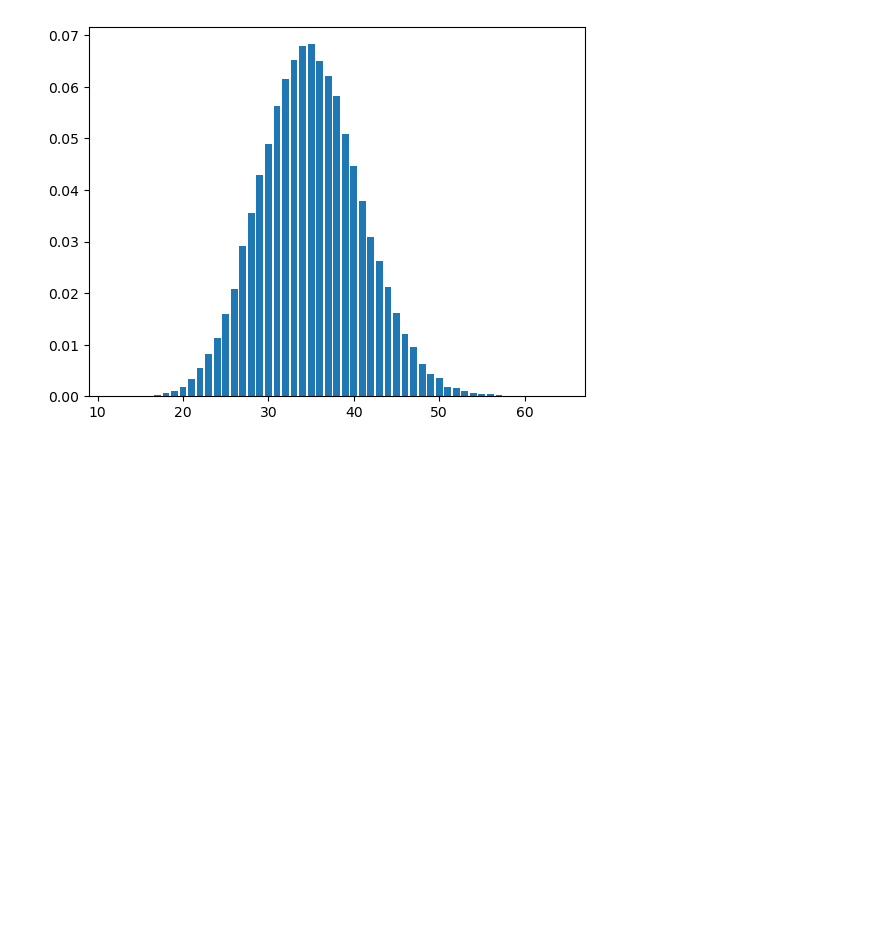
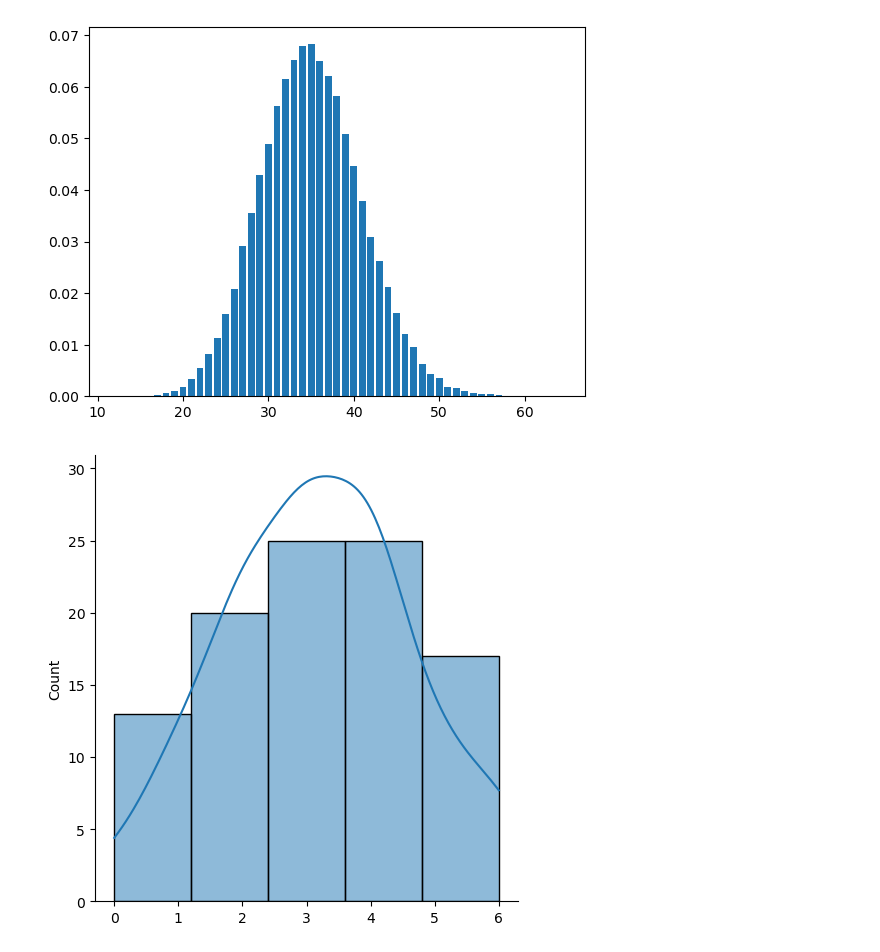
Before and after one commit to kuru-bushi/MyTool, a Jupyter notebook: statistics/simulate_02.ipynb, the cells around one changed output. Drawn from its saved outputs; the diff is of its cells as text; code cells hidden in the pictures; blank space fills up the shorter version.

```diff
--- a/statistics/simulate_02.ipynb
+++ b/statistics/simulate_02.ipynb
@@ -76,6 +76,17 @@ plt.bar(x = x, height = height/height.sum())
 plt.show()
 # %% [output]
 [figure]
+# %%
+from numpy.random import binomial
+from numpy.random import randn
+import seaborn as sns
+import matplotlib.pyplot as plt
+
+bi = binomial(p=0.3, n = 10,  size = 100)
+sns.displot(bi, bins= 5, kde=True)
+plt.show()
+# %% [output]
+[figure, added]
 # %%
 # https://py4etrics.github.io/5_SciPy_stats.html
 # わかりやすくまとめられている↑
```
Also changed, not shown: 5 other files.
